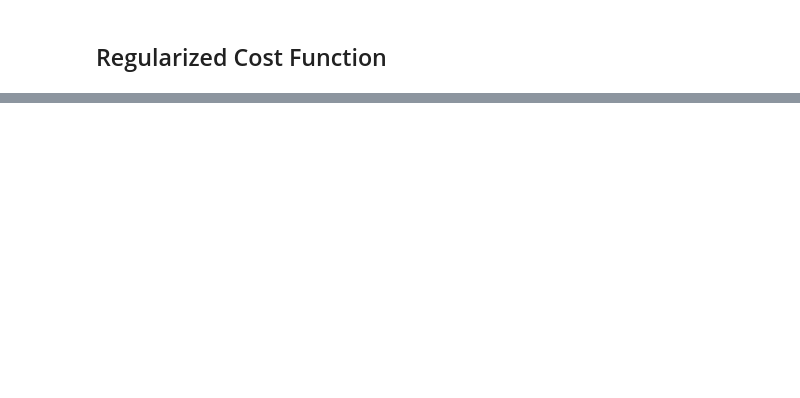
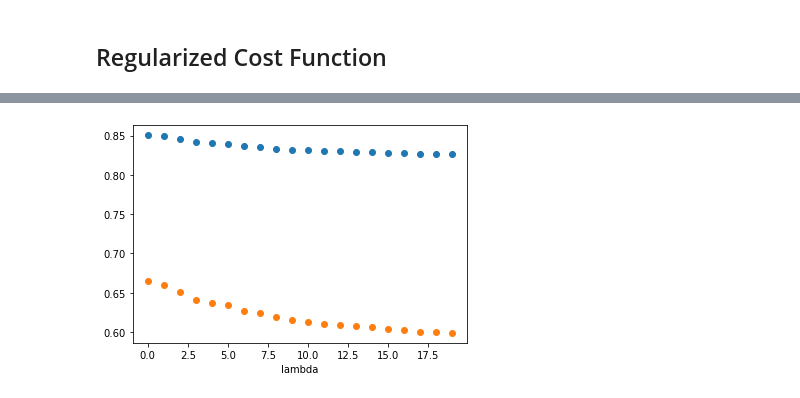
Before and after one commit to Patcast/IncomeAdultClassification, a Jupyter notebook: LogisticRegression.ipynb, the cells around one changed output, grey strips where cells are left out. Cells and saved outputs as stored; diff of their text form; code cells hidden in the pictures; blank space fills up the shorter version.

```diff
--- a/LogisticRegression.ipynb
+++ b/LogisticRegression.ipynb
@@ -789,21 +834,3 @@ def costFunctionReg(theta, X, y, lambda_):
 
     # =============================================================
     return J, grad
-# %%
-# Initialize fitting parameters
-initial_theta = np.zeros(X_train.shape[1])
-
-# Set regularization parameter lambda to 1
-# DO NOT use `lambda` as a variable name in python
-# because it is a python keyword
-lambda_ = 1
-
-# Compute and display initial cost and gradient for regularized logistic
-# regression
-cost, grad = costFunctionReg(initial_theta, X_train, y_train, lambda_)
-
-print('Cost at initial theta (zeros): {:.3f}'.format(cost))
-print('Expected cost (approx)       : 0.693\n')
-
-print('Gradient at initial theta (zeros) - first five values only:')
-print('\t[{:.4f}, {:.4f}, {:.4f}, {:.4f}, {:.4f}]'.format(*grad[:5]))
@@ -815,0 +837,61 @@ Gradient at initial theta (zeros) - first five values only:
+# %%
+from sklearn.model_selection import KFold
+
+# Initialize fitting parameters
+initial_theta = np.zeros(Xtrain.shape[1])
+
+# Initialize a list to store the cross-validation scores
+accuracy_scores = []
+lambda_scores = []
+f_scores = []
+# Iterate over a range of values for lambda
+for lambda_ in np.arange(0.0, 20, 1):
+    # Set options for optimize.minimize
+    options= {'maxiter': 100}
+
+    # Minimize the cost function using the current value of lambda
+    res = optimize.minimize(costFunctionReg,
+                            initial_theta,
+                            (Xtrain, ytrain, lambda_),
+                            jac=True,
+                            method='TNC',
+                            options=options)
+
+    # Get the optimized theta from the result
+    theta = res.x
+
+    p = predict(theta, Xval)
+    result = model_evaluation(yval[:,0], p)
+    table = pd.DataFrame([result],index = ['result'])
+
+    # Append
+    lambda_scores.append(lambda_)
+    accuracy_scores.append(result['accuracy'])
+    f_scores.append(result['f_measure'])
+    #print(lambda_scores)
+    #print(accuracy_scores)
+
+import matplotlib.pyplot as plt
+
+# plot y1 against x as a scatter plot
+plt.scatter(lambda_scores, accuracy_scores)
+
+# plot y2 against x as a scatter plot
+plt.scatter(lambda_scores, f_scores)
+plt.xlabel('lambda')
+# show the plot
+plt.show()
+
+print('\n\n')
+import pandas as pd
+
+# Create a dictionary with the x and y values
+data = {'lambda': lambda_scores, 'accuracy': accuracy_scores, 'f1_scores': f_scores}
+
+# Create a DataFrame from the dictionary
+df = pd.DataFrame(data)
+
+# Print the DataFrame
+print(df)
+# %% [output]
+[figure, added]
```
Also changed, not shown: parts of 29 cells of this notebook.
